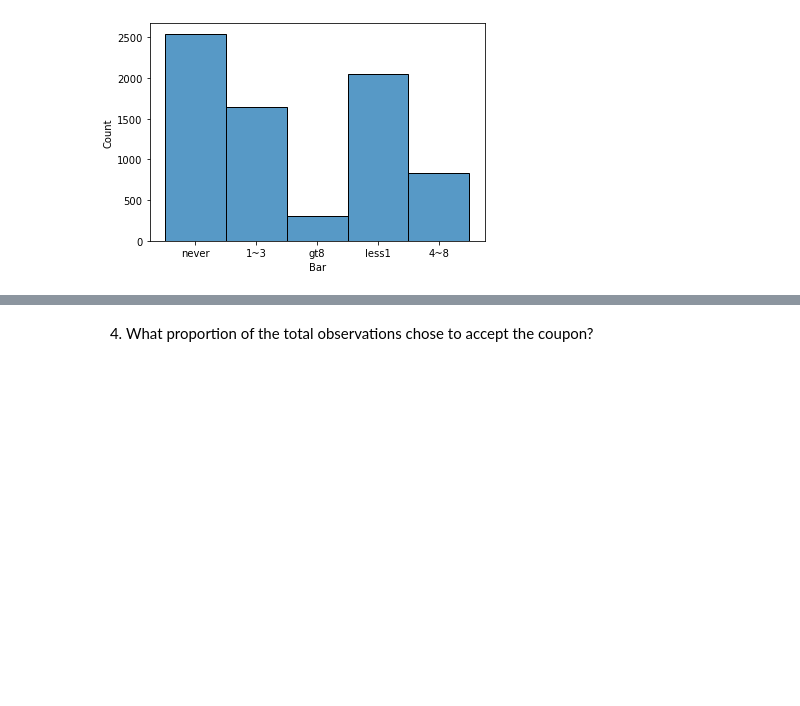
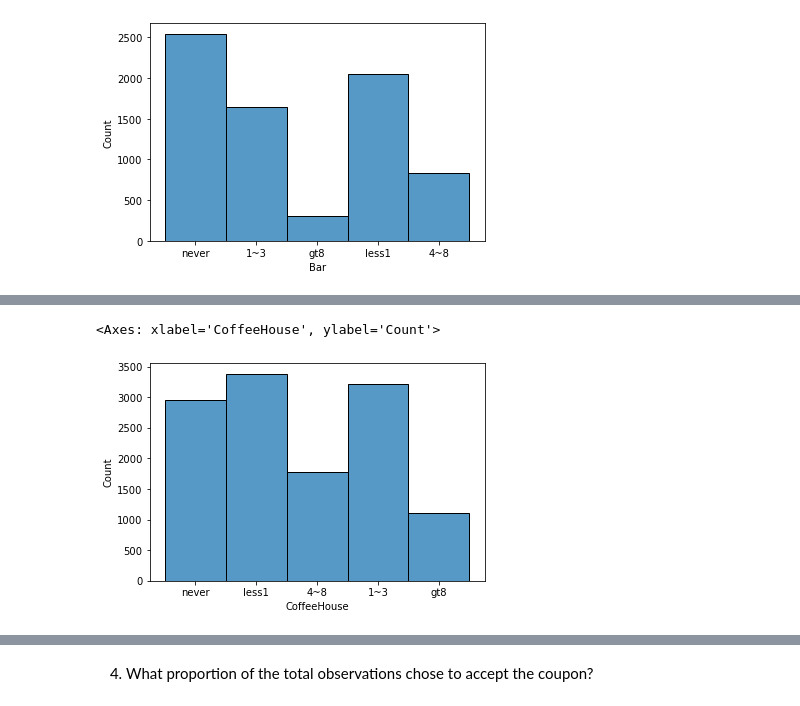
Before and after one commit to spiderweb2828/AIML-Assignment1, a Jupyter notebook: prompt.ipynb, the cells around one changed output, grey strips where cells are left out. Drawn from its saved outputs; the diff is of its cells as text; code cells hidden in the pictures; blank space fills up the shorter version.

```diff
--- a/prompt.ipynb
+++ b/prompt.ipynb
@@ -189,0 +218,6 @@ tmp_dataset.query( 'Bar.isnull()', engine='python')
+# %%
+sns.histplot(data=tmp_dataset, x="CoffeeHouse")
+# tmp_dataset['CoffeeHouse'].value_counts()
+# %% [output]
+<Axes: xlabel='CoffeeHouse', ylabel='Count'>
+[figure, added]
```
Also changed, not shown: parts of 14 cells of this notebook.
